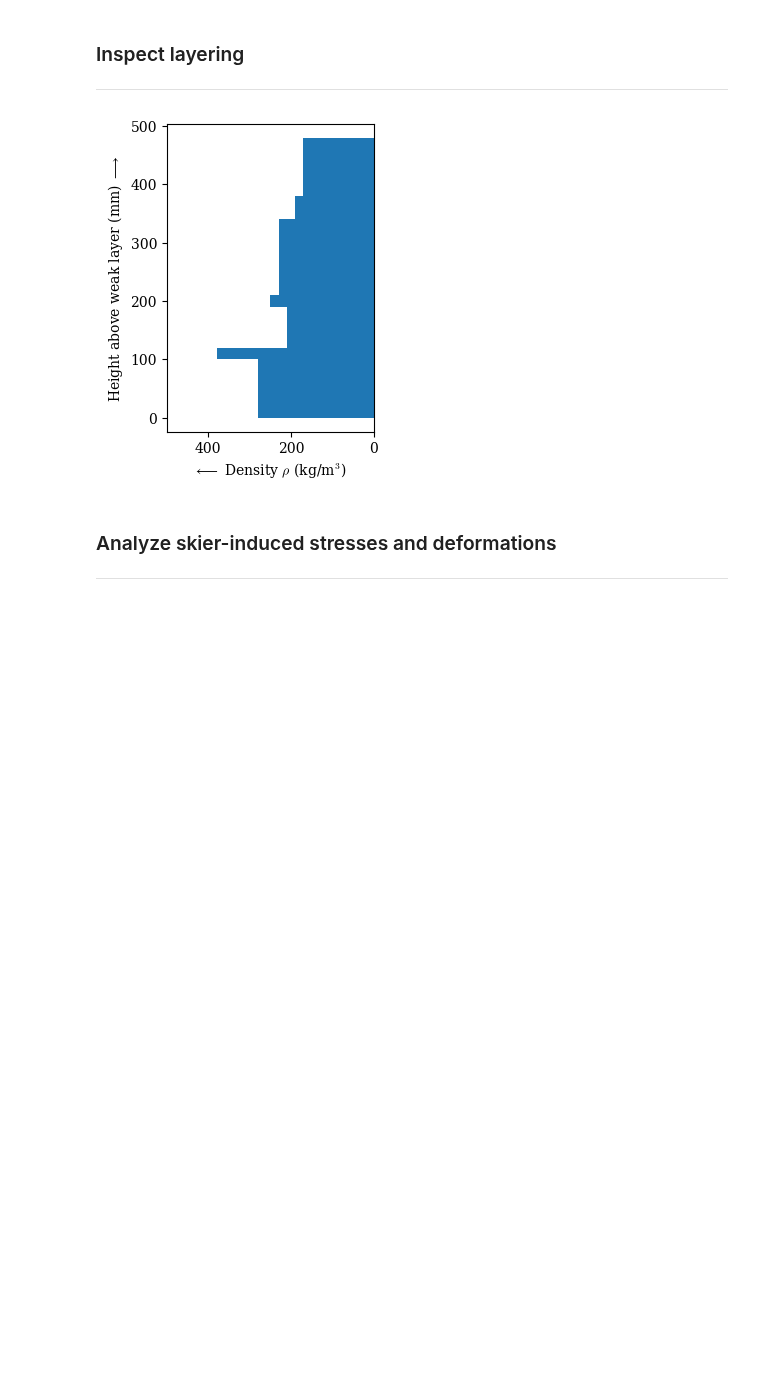
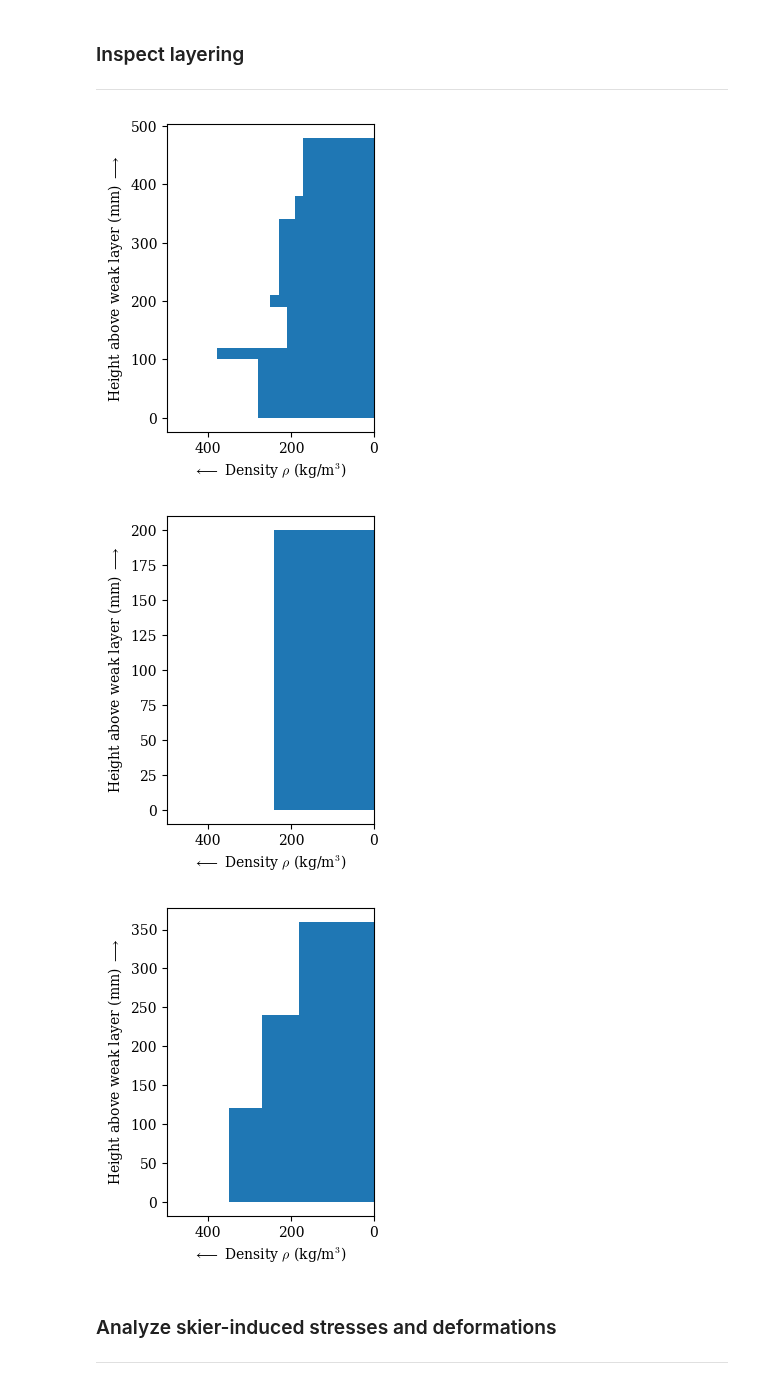
Before and after one commit to 2phi/weac, a Jupyter notebook: demo/demo.ipynb, the cells around one changed output. Drawn from its saved outputs; the diff is of its cells as text; code cells hidden in the pictures; blank space fills up the shorter version.

```diff
--- a/demo/demo.ipynb
+++ b/demo/demo.ipynb
@@ -114,8 +114,12 @@ skiers_on_B = weac.Layered(system='skiers', layers='profile B')
 ---
 # %%
 weac.plot.slab_profile(pst_cut_right)
+weac.plot.slab_profile(skier)
+weac.plot.slab_profile(skiers_on_B)
 # %% [output]
 [figure]
+[figure, added]
+[figure, added]
 # %% [markdown]
 ### Analyze skier-induced stresses and deformations
 ---
```
Also changed, not shown: parts of 5 cells of this notebook, 13 other files.
